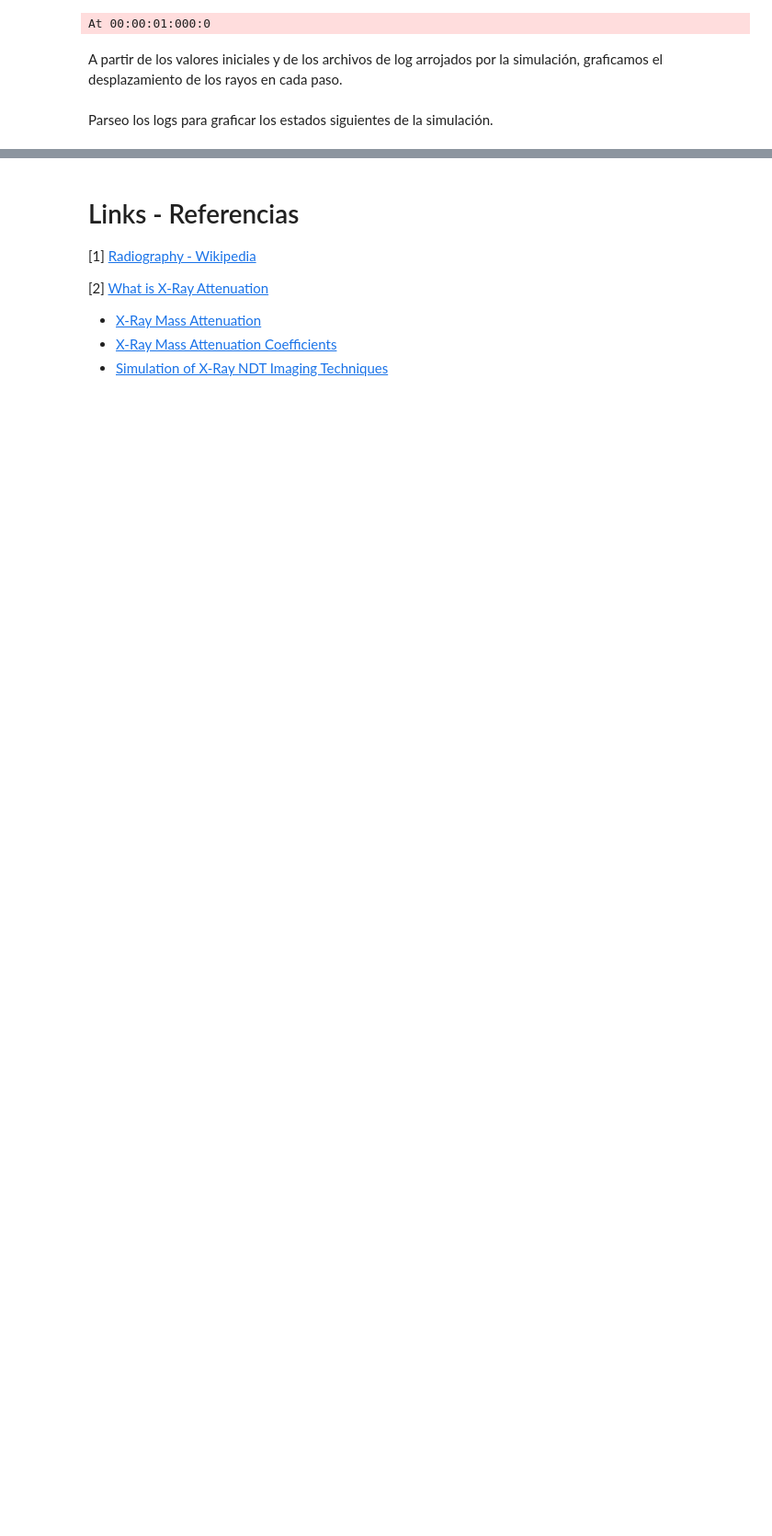
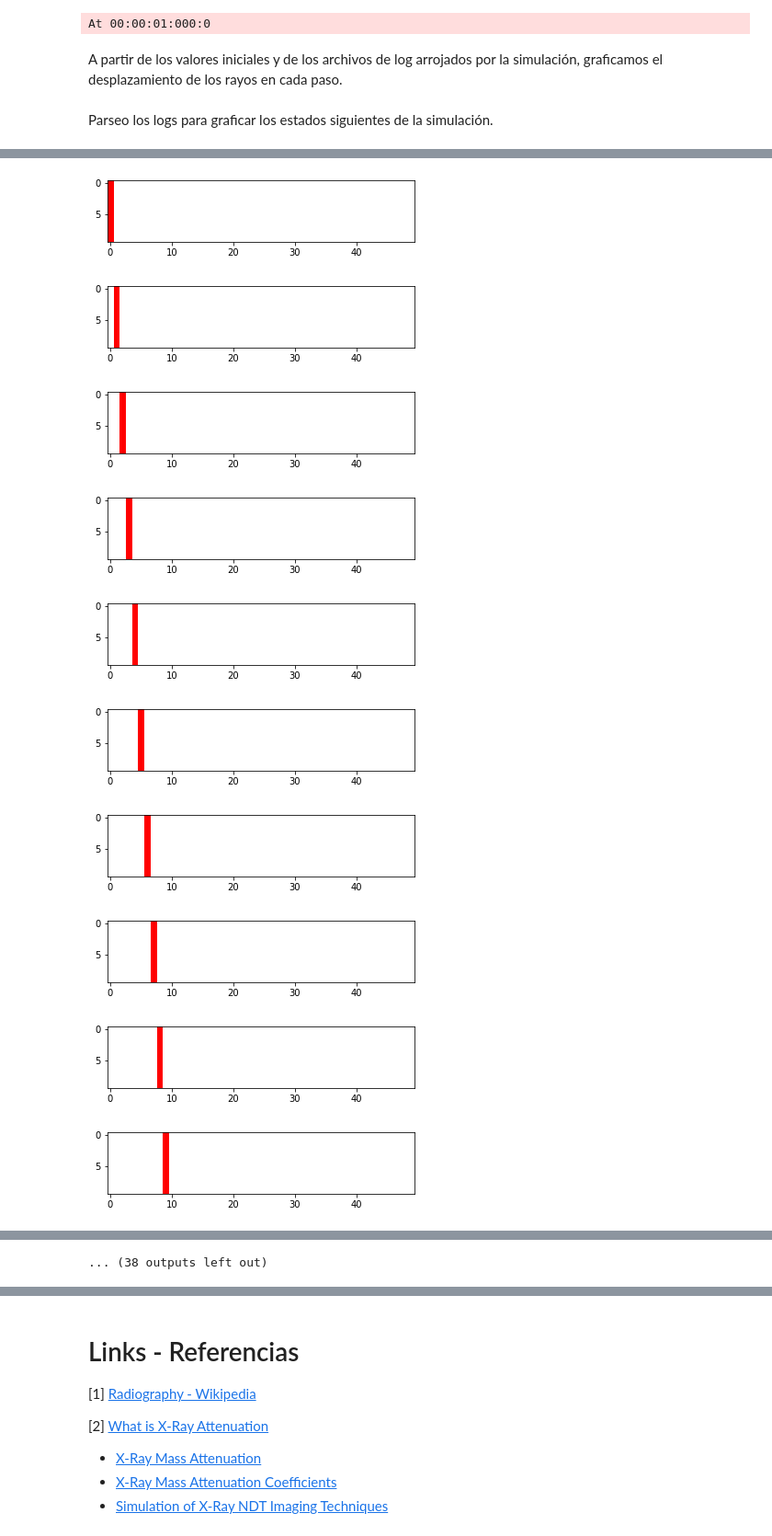
Before and after one commit to giselabelen/SED2021, a Jupyter notebook: TP2/TP2_ModeloConceptual.ipynb, the cells around one changed output, grey strips where cells are left out. Shown: that part at 92% size. Saved outputs shown, nothing was run; the diff lists cells and outputs as text; code cells hidden in the pictures; blank space fills up the shorter version.

```diff
--- a/TP2/TP2_ModeloConceptual.ipynb
+++ b/TP2/TP2_ModeloConceptual.ipynb
@@ -322,0 +441,4 @@ Parseo los logs para graficar los estados siguientes de la simulación.
+# %%
+valoresmapainicial = generar_estado_inicial(10, 50, "estado_10_50", coef_default=COEF_AIRE)
+CASO_10_50 = "rayos_10_50"
+generar_ma(10, 50, CASO_10_50, "estado_10_50")
@@ -322,0 +477,14 @@ Parseo los logs para graficar los estados siguientes de la simulación.
+# %%
+parsed_logs, tiempos = parse_logs()
+draw_each_state(parsed_logs, tiempos, valoresmapainicial)
+# %% [output]
+[figure, added]
+[figure, added]
+[figure, added]
+[figure, added]
+[figure, added]
+[figure, added]
+[figure, added]
+[figure, added]
+[figure, added]
+[figure, added]
@@ -322,0 +493 @@ Parseo los logs para graficar los estados siguientes de la simulación.
+... (38 outputs left out)
```
Also changed, not shown: parts of 15 cells of this notebook.
